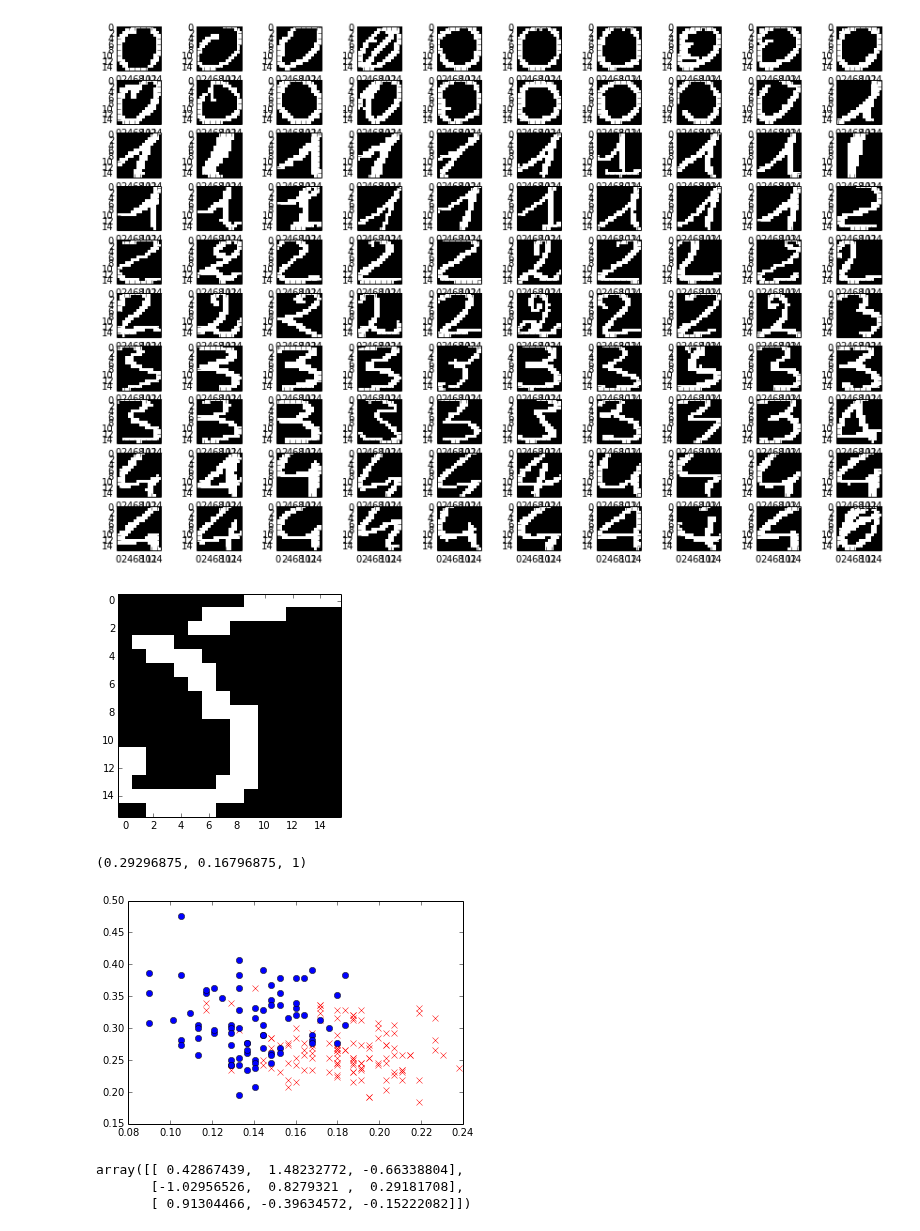
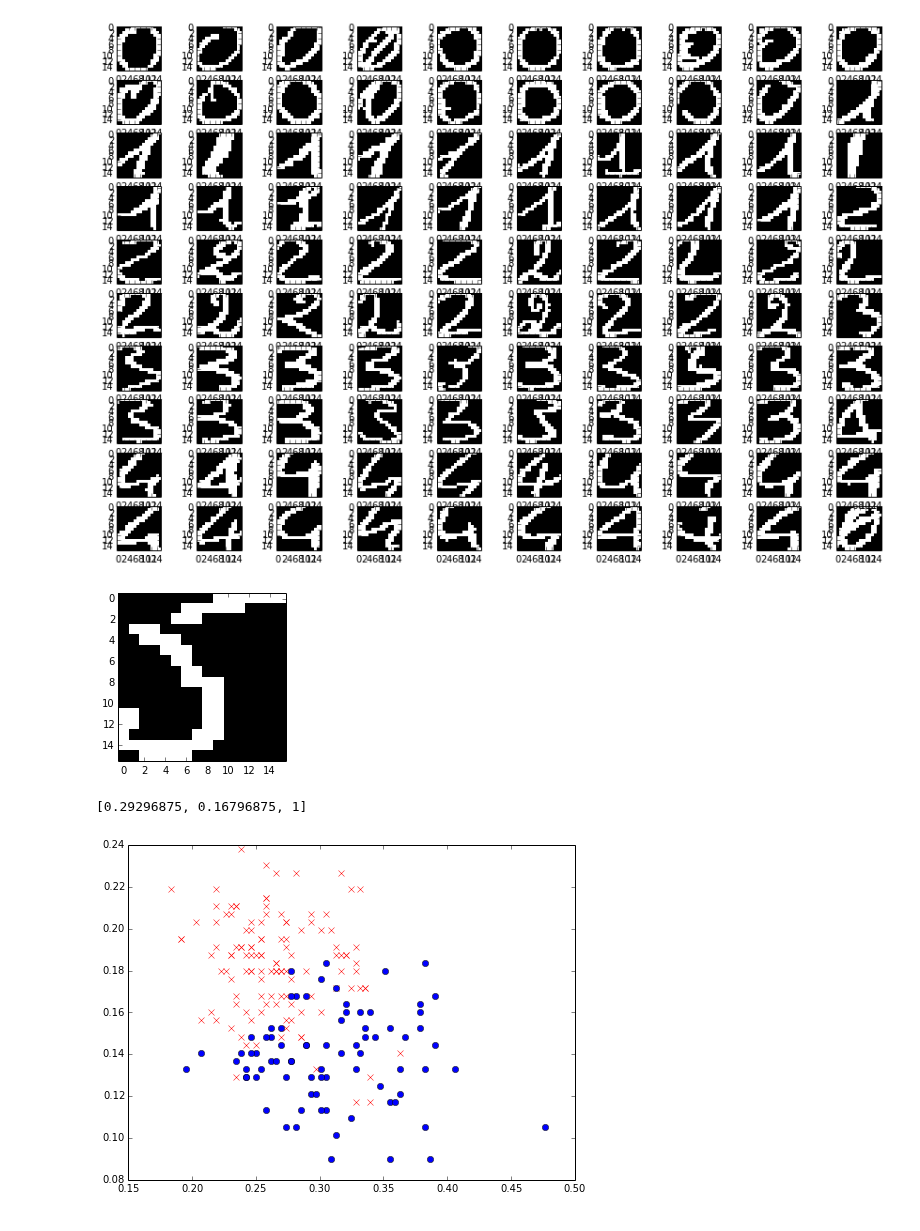
Before and after one commit to Chuphay/school, a Jupyter notebook: ML/hand_written.ipynb, the cells around one changed output. Saved outputs shown, nothing was run; the diff lists cells and outputs as text; code cells hidden in the pictures.

```diff
--- a/ML/hand_written.ipynb
+++ b/ML/hand_written.ipynb
@@ -29,18 +29,16 @@ for pic in data[:-1]: #avoiding errors?
     target = image[256:]
     image = image[:256]
     image = image.reshape(16,16)
-    try:
-        if(target[5]):
-            data_5.append(image)
-        if(target[1]):
-            data_1.append(image)
-    except IndexError:
-        print("Only once?")
+    if(target[5]):
+        data_5.append(image)
+    if(target[1]):
+        data_1.append(image)
 # %%
+figsize(3,3)
 image = data_5[16]
 imshow(image, interpolation='nearest').set_cmap('gray')
 # %% [output]
-[figure, old version]
+[figure, new version]
 # %%
 def get_intensity(image):
     out = 0.0
@@ -57,30 +55,22 @@ def get_symmetry(image):
             if(image[i][j] == image[15-i][j]):
                 out += 1
     return out/256
-# %%
-data_dict = {}
-length = 0
-for e, i in enumerate(data_1):
-    data_dict[e] = (get_intensity(i), get_crazy_symmetry(i),1)
-    length += 1
-for e, i in enumerate(data_5):
-    data_dict[e+length] = (get_intensity(i), get_symmetry(i),5)
-data_dict[0]
-# %% [output]
-(0.29296875, 0.16796875, 1)
+# %%
+data_summary = []
+for i in data_1:
+    data_summary.append([get_intensity(i), get_symmetry(i),1])
+for i in data_5:
+    data_summary.append([get_intensity(i), get_symmetry(i),-1])
+data_summary[0]
+# %% [output]
+[0.29296875, 0.16796875, 1]
 # %%
-for i in data_dict:
+figsize(8,6)
+for i, e in enumerate(data_summary):
     #print(i)
-    if(data_dict[i][2] == 1):
-        plot(data_dict[i][1],data_dict[i][0],c = 'r', marker = 'x')
+    if(data_summary[i][2] == 1):
+        plot(data_summary[i][0],data_summary[i][1],c = 'r', marker = 'x')
     else:
-        plot(data_dict[i][1],data_dict[i][0],c = 'b', marker = 'o')
+        plot(data_summary[i][0],data_summary[i][1],c = 'b', marker = 'o')
 # %% [output]
-[figure, old version]
+[figure, new version]
-# %%
-a = randn(3,3)
-a
-# %% [output]
-array([[ 0.42867439,  1.48232772, -0.66338804],
-       [-1.02956526,  0.8279321 ,  0.29181708],
-       [ 0.91304466, -0.39634572, -0.15222082]])
```
Also changed, not shown: parts of 3 cells of this notebook.
